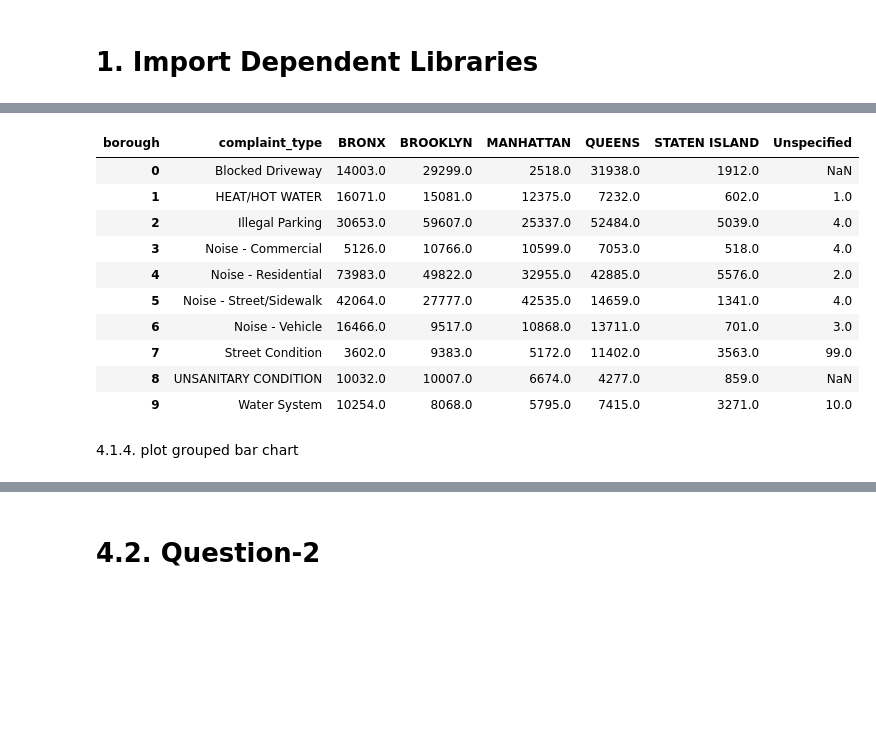
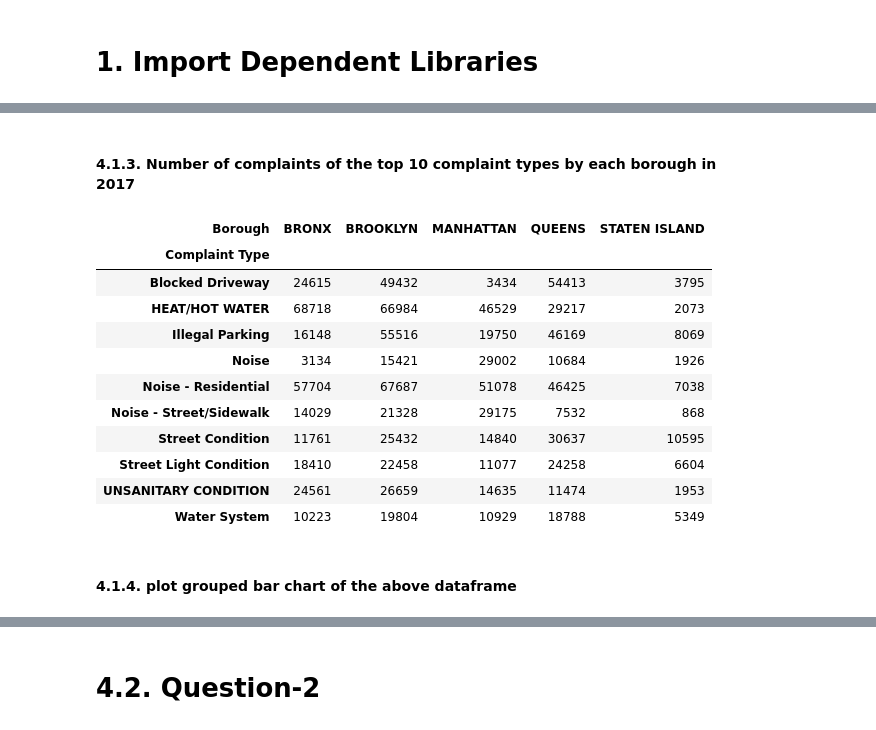
Before and after one commit to adarshkuthuru/NYC-Neighbourhood-Distress-Complaints-Exploratory-Data-Analysis, a Jupyter notebook: Adarsh Kuthuru - Morningstar Assignment.ipynb, the cells around one changed output, grey strips where cells are left out. Saved outputs shown, nothing was run; the diff lists cells and outputs as text; code cells hidden in the pictures; blank space fills up the shorter version.

```diff
--- a/Adarsh Kuthuru - Morningstar Assignment.ipynb
+++ b/Adarsh Kuthuru - Morningstar Assignment.ipynb
@@ -112,5 +131,7 @@ plt.show()
 # %%
-df['year'] = pd.DatetimeIndex(df['created_date']).year #creates year variable
-df['month'] = pd.DatetimeIndex(df['created_date']).month #creates month variable
-#type(data)
-df['year'].value_counts() #all the observations are from 2021
+df['Year_month'] = pd.DatetimeIndex(df['Created Date']).strftime('%Y-%m')
+df['Year'] = pd.DatetimeIndex(df['Created Date']).year #creates year variable
+df['Month'] = pd.DatetimeIndex(df['Created Date']).month #creates month variable
+df.to_csv('df.csv', index=False) #saves the above file in csv format
+#type(data)####
+#df['Year'].value_counts() #num of observations by each year
@@ -147,0 +149,3 @@ complaint_type_fig.show()
+# %%
+df_2017=df[df['Year']==2017]
+df_2017.shape
@@ -147,0 +154,10 @@ complaint_type_fig.show()
+# %%
+top_complaints=df_2017['Complaint Type'].value_counts()[:10].index.tolist() #list with names of the complaints
+
+#plot for the top complaints in 2017
+plt.figure(figsize=(6,6))      #figsize in inches
+#Specify a horizontal barplot ('barh') as kind of plot (kind=)
+df_2017['Complaint Type'].value_counts()[:10].plot(kind='barh') #plot
+plt.xlabel('Total Complaints')
+plt.ylabel('Complaint Type')
+plt.show()
@@ -148,20 +166,24 @@ complaint_type_fig.show()
+# %% [markdown]
+#### 4.1.3. Number of complaints of the top 10 complaint types by each borough in 2017
 # %%
-data=df[df['complaint_type'].isin(top_complaints)] #Filter the observations having complaint type from the top complaints list
-data1 = data.groupby(['complaint_type','borough']) #grouping by 2 columns -'complaint_type','borough'
-dt1=data1.size().unstack() #Borough_level_complaint_frequency
-dt1.reset_index(inplace=True) #converts labels to column
-dt1
+#Filter the observations having complaint type from the top complaints list
+df2_2017=df_2017[df_2017['Complaint Type'].isin(top_complaints)]
+df3_2017 = df2_2017.groupby(['Complaint Type','Borough']) #grouping by 2 columns -'Complaint Type','Borough'
+df4_2017=df3_2017.size().unstack() #Borough_level_complaint_frequency
+df4_2017.reset_index(inplace=False) #converts labels to column
+df4_2017
 # %% [output]
-| borough | complaint_type | BRONX | BROOKLYN | MANHATTAN | QUEENS | STATEN ISLAND | Unspecified |
-| 0 | Blocked Driveway | 14003.0 | 29299.0 | 2518.0 | 31938.0 | 1912.0 | NaN |
-| 1 | HEAT/HOT WATER | 16071.0 | 15081.0 | 12375.0 | 7232.0 | 602.0 | 1.0 |
-| 2 | Illegal Parking | 30653.0 | 59607.0 | 25337.0 | 52484.0 | 5039.0 | 4.0 |
-| 3 | Noise - Commercial | 5126.0 | 10766.0 | 10599.0 | 7053.0 | 518.0 | 4.0 |
-| 4 | Noise - Residential | 73983.0 | 49822.0 | 32955.0 | 42885.0 | 5576.0 | 2.0 |
-| 5 | Noise - Street/Sidewalk | 42064.0 | 27777.0 | 42535.0 | 14659.0 | 1341.0 | 4.0 |
-| 6 | Noise - Vehicle | 16466.0 | 9517.0 | 10868.0 | 13711.0 | 701.0 | 3.0 |
-| 7 | Street Condition | 3602.0 | 9383.0 | 5172.0 | 11402.0 | 3563.0 | 99.0 |
-| 8 | UNSANITARY CONDITION | 10032.0 | 10007.0 | 6674.0 | 4277.0 | 859.0 | NaN |
-| 9 | Water System | 10254.0 | 8068.0 | 5795.0 | 7415.0 | 3271.0 | 10.0 |
+| Borough | BRONX | BROOKLYN | MANHATTAN | QUEENS | STATEN ISLAND |
+| Complaint Type |  |  |  |  |  |
+| Blocked Driveway | 24615 | 49432 | 3434 | 54413 | 3795 |
+| HEAT/HOT WATER | 68718 | 66984 | 46529 | 29217 | 2073 |
+| Illegal Parking | 16148 | 55516 | 19750 | 46169 | 8069 |
+| Noise | 3134 | 15421 | 29002 | 10684 | 1926 |
+| Noise - Residential | 57704 | 67687 | 51078 | 46425 | 7038 |
+| Noise - Street/Sidewalk | 14029 | 21328 | 29175 | 7532 | 868 |
+| Street Condition | 11761 | 25432 | 14840 | 30637 | 10595 |
+| Street Light Condition | 18410 | 22458 | 11077 | 24258 | 6604 |
+| UNSANITARY CONDITION | 24561 | 26659 | 14635 | 11474 | 1953 |
+| Water System | 10223 | 19804 | 10929 | 18788 | 5349 |
 # %% [markdown]
-4.1.4.  plot grouped bar chart
+#### 4.1.4.  plot grouped bar chart of the above dataframe
```
Also changed, not shown: parts of 95 cells of this notebook.
